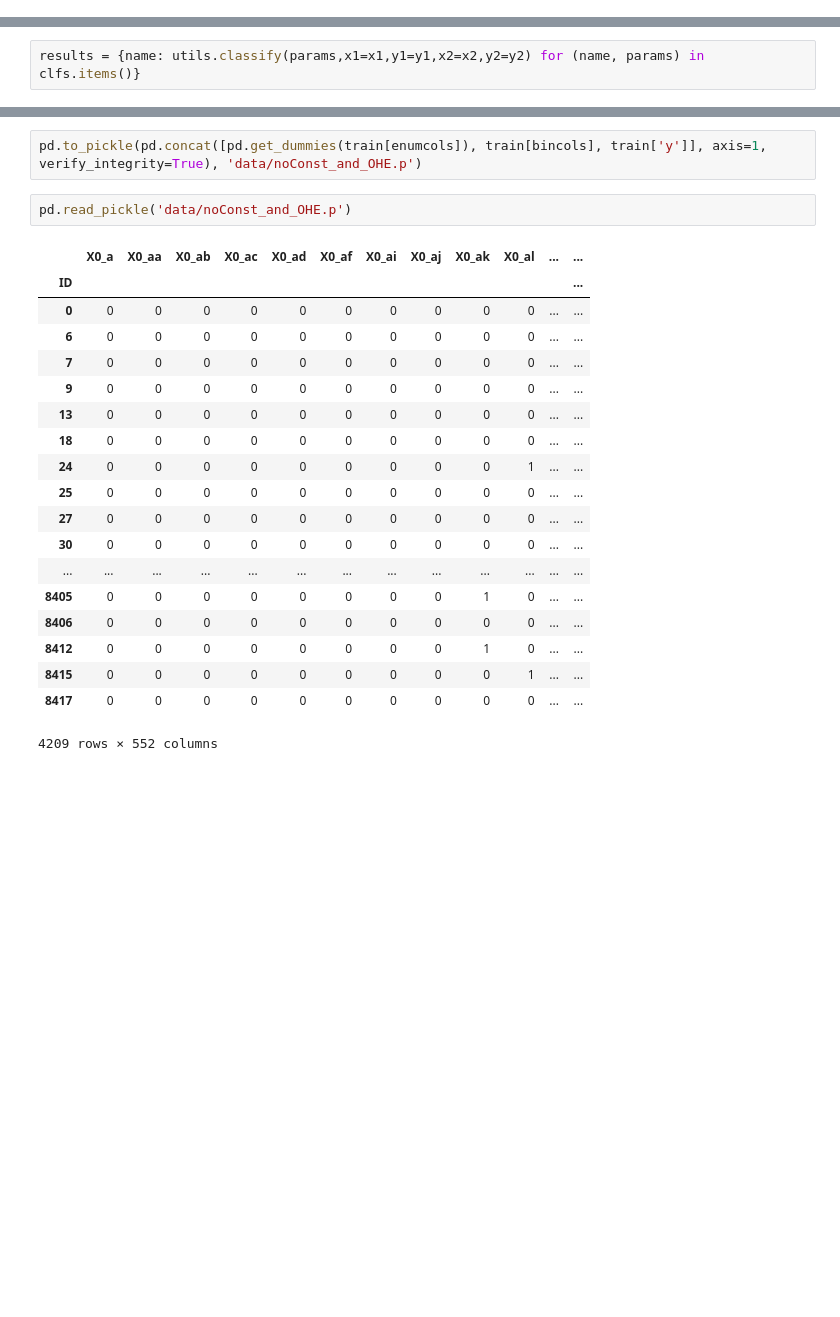
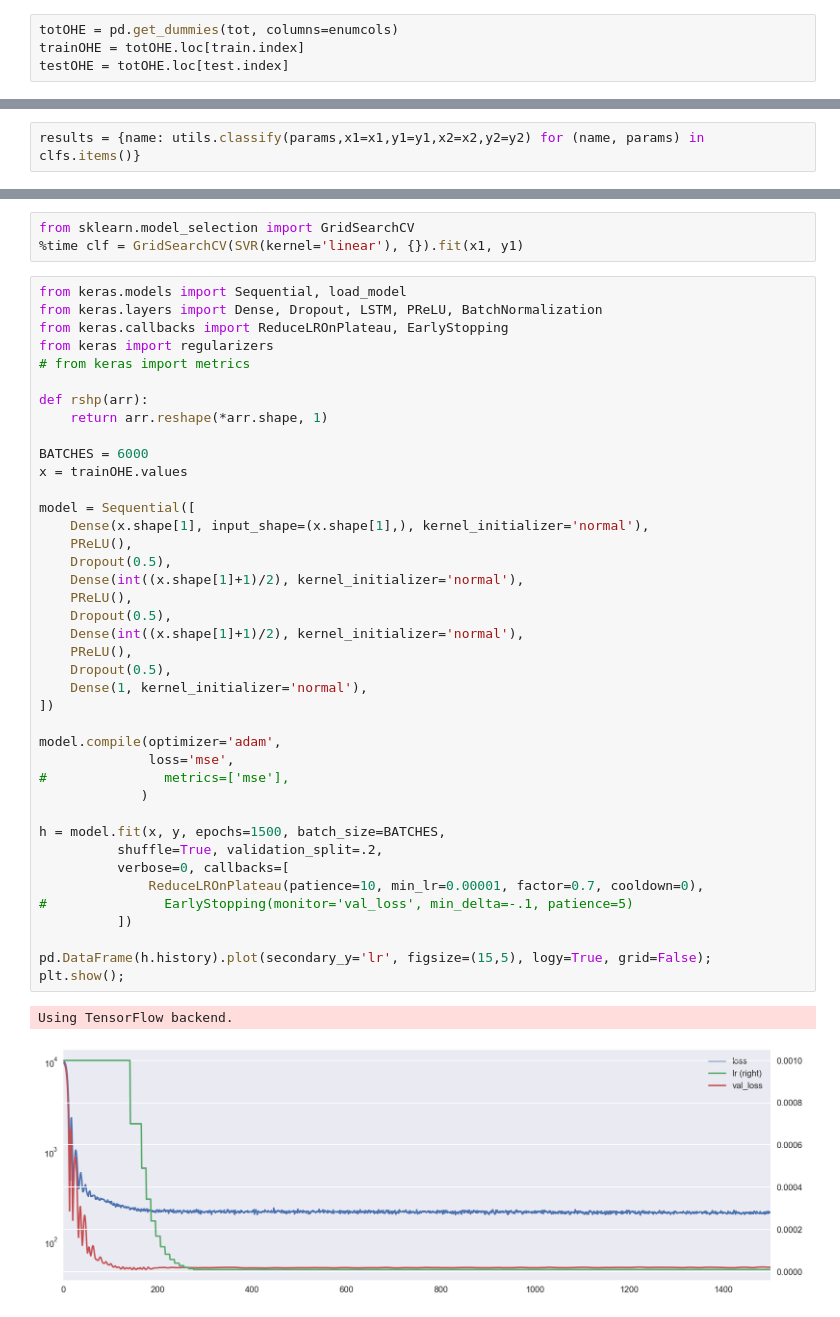
Before and after one commit to JakeTheWise/MercedesKaggle, a Jupyter notebook: EDA.ipynb, the cells around one changed output, grey strips where cells are left out. Drawn from its saved outputs; the diff is of its cells as text; blank space fills up the shorter version.

```diff
--- a/EDA.ipynb
+++ b/EDA.ipynb
@@ -28,3 +31,7 @@ bincols = list(train.select_dtypes(include=['int64']).columns)
+# %%
+totOHE = pd.get_dummies(tot, columns=enumcols)
+trainOHE = totOHE.loc[train.index]
+testOHE = totOHE.loc[test.index]
 # %%
 from statsmodels.tsa.stattools import adfuller
 tmp = train.loc[train['y']<train['y'].max(),'y']
@@ -135,24 +168,46 @@ r2_score(y2, pred2)
-# %%
-pd.to_pickle(pd.concat([pd.get_dummies(train[enumcols]), train[bincols], train['y']], axis=1, verify_integrity=True), 'data/noConst_and_OHE.p')
-# %%
-pd.read_pickle('data/noConst_and_OHE.p')
-# %% [output]
-|  | X0_a | X0_aa | X0_ab | X0_ac | X0_ad | X0_af | X0_ai | X0_aj | X0_ak | X0_al | ... | ... |
-| ID |  |  |  |  |  |  |  |  |  |  |  | ... |
-| 0 | 0 | 0 | 0 | 0 | 0 | 0 | 0 | 0 | 0 | 0 | ... | ... |
-| 6 | 0 | 0 | 0 | 0 | 0 | 0 | 0 | 0 | 0 | 0 | ... | ... |
-| 7 | 0 | 0 | 0 | 0 | 0 | 0 | 0 | 0 | 0 | 0 | ... | ... |
-| 9 | 0 | 0 | 0 | 0 | 0 | 0 | 0 | 0 | 0 | 0 | ... | ... |
-| 13 | 0 | 0 | 0 | 0 | 0 | 0 | 0 | 0 | 0 | 0 | ... | ... |
-| 18 | 0 | 0 | 0 | 0 | 0 | 0 | 0 | 0 | 0 | 0 | ... | ... |
-| 24 | 0 | 0 | 0 | 0 | 0 | 0 | 0 | 0 | 0 | 1 | ... | ... |
-| 25 | 0 | 0 | 0 | 0 | 0 | 0 | 0 | 0 | 0 | 0 | ... | ... |
-| 27 | 0 | 0 | 0 | 0 | 0 | 0 | 0 | 0 | 0 | 0 | ... | ... |
-| 30 | 0 | 0 | 0 | 0 | 0 | 0 | 0 | 0 | 0 | 0 | ... | ... |
-| ... | ... | ... | ... | ... | ... | ... | ... | ... | ... | ... | ... | ... |
-| 8405 | 0 | 0 | 0 | 0 | 0 | 0 | 0 | 0 | 1 | 0 | ... | ... |
-| 8406 | 0 | 0 | 0 | 0 | 0 | 0 | 0 | 0 | 0 | 0 | ... | ... |
-| 8412 | 0 | 0 | 0 | 0 | 0 | 0 | 0 | 0 | 1 | 0 | ... | ... |
-| 8415 | 0 | 0 | 0 | 0 | 0 | 0 | 0 | 0 | 0 | 1 | ... | ... |
-| 8417 | 0 | 0 | 0 | 0 | 0 | 0 | 0 | 0 | 0 | 0 | ... | ... |
-4209 rows × 552 columns
+# %%
+from sklearn.model_selection import GridSearchCV
+%time clf = GridSearchCV(SVR(kernel='linear'), {}).fit(x1, y1)
+# %%
+from keras.models import Sequential, load_model
+from keras.layers import Dense, Dropout, LSTM, PReLU, BatchNormalization
+from keras.callbacks import ReduceLROnPlateau, EarlyStopping
+from keras import regularizers
+# from keras import metrics
+
+def rshp(arr):
+    return arr.reshape(*arr.shape, 1)
+
+BATCHES = 6000
+x = trainOHE.values
+
+model = Sequential([
+    Dense(x.shape[1], input_shape=(x.shape[1],), kernel_initializer='normal'),
+    PReLU(),
+    Dropout(0.5),
+    Dense(int((x.shape[1]+1)/2), kernel_initializer='normal'),
+    PReLU(),
+    Dropout(0.5),
+    Dense(int((x.shape[1]+1)/2), kernel_initializer='normal'),
+    PReLU(),
+    Dropout(0.5),
+    Dense(1, kernel_initializer='normal'),
+])
+
+model.compile(optimizer='adam',
+              loss='mse',
+#               metrics=['mse'],
+             )
+
+h = model.fit(x, y, epochs=1500, batch_size=BATCHES,
+          shuffle=True, validation_split=.2,
+          verbose=0, callbacks=[
+              ReduceLROnPlateau(patience=10, min_lr=0.00001, factor=0.7, cooldown=0),
+#               EarlyStopping(monitor='val_loss', min_delta=-.1, patience=5)
+          ])
+
+pd.DataFrame(h.history).plot(secondary_y='lr', figsize=(15,5), logy=True, grid=False);
+plt.show();
+# %% [output]
+Using TensorFlow backend.
+[figure, added]
```
Also changed, not shown: parts of 13 cells of this notebook, 7 other files.
